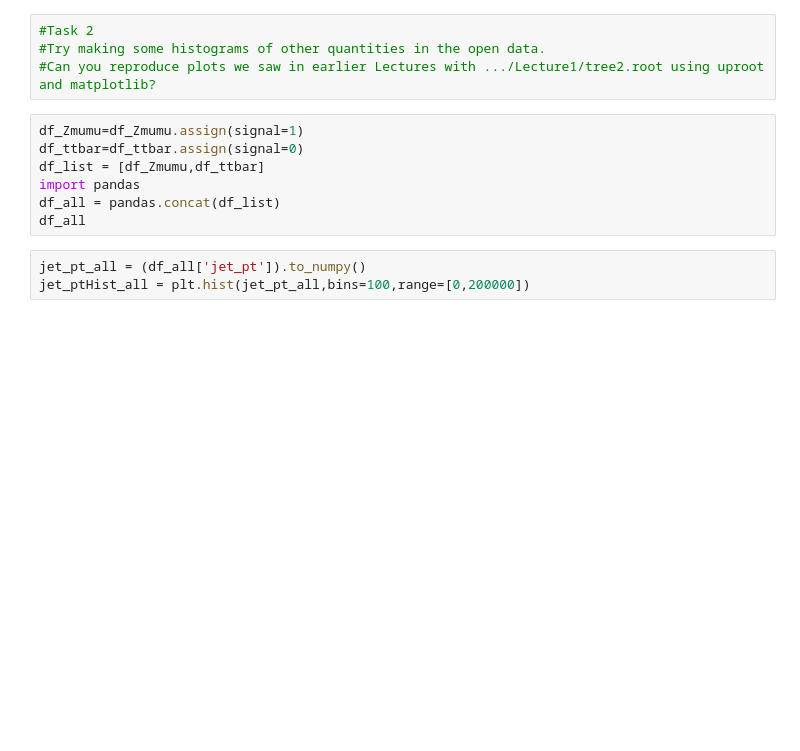
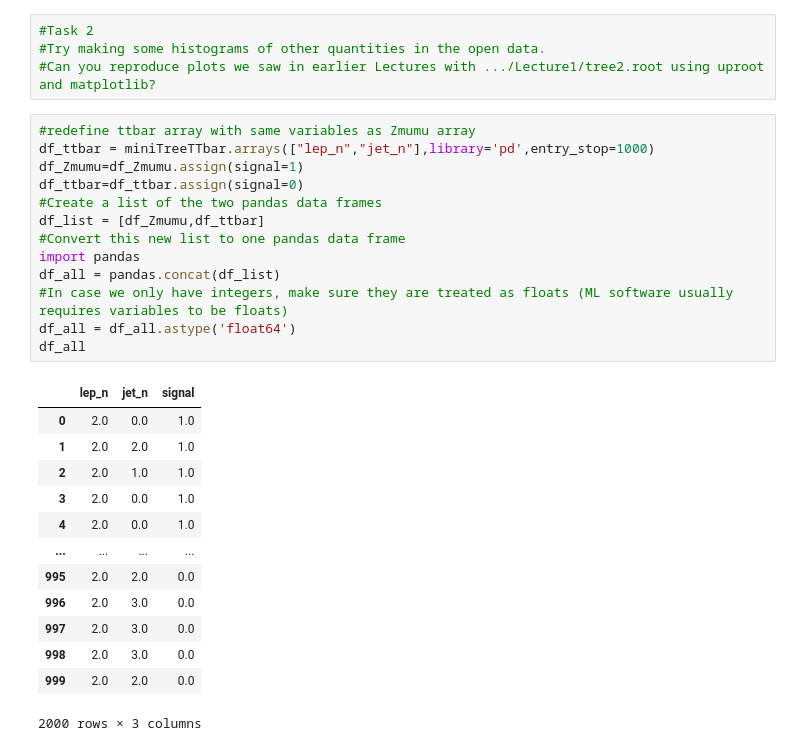
Before and after one commit to shefmarkh/ROOTSheffieldTeachingMaterial2020, a Jupyter notebook: Lecture4/Lecture4.ipynb, the cells around one changed output. Cells and saved outputs as stored; diff of their text form; blank space fills up the shorter version.

```diff
--- a/Lecture4/Lecture4.ipynb
+++ b/Lecture4/Lecture4.ipynb
@@ -64,15 +103,32 @@ df_ttbar.hist("alljet_n",bins=10)
 #Task 2
 #Try making some histograms of other quantities in the open data.
 #Can you reproduce plots we saw in earlier Lectures with .../Lecture1/tree2.root using uproot and matplotlib?
-# %%
-df_Zmumu=df_Zmumu.assign(signal=1)
-df_ttbar=df_ttbar.assign(signal=0)
-df_list = [df_Zmumu,df_ttbar]
-import pandas
-df_all = pandas.concat(df_list)
-df_all
-# %%
-jet_pt_all = (df_all['jet_pt']).to_numpy()
-jet_ptHist_all = plt.hist(jet_pt_all,bins=100,range=[0,200000])
+# %%
+#redefine ttbar array with same variables as Zmumu array
+df_ttbar = miniTreeTTbar.arrays(["lep_n","jet_n"],library='pd',entry_stop=1000)
+df_Zmumu=df_Zmumu.assign(signal=1)
+df_ttbar=df_ttbar.assign(signal=0)
+#Create a list of the two pandas data frames
+df_list = [df_Zmumu,df_ttbar]
+#Convert this new list to one pandas data frame
+import pandas
+df_all = pandas.concat(df_list)
+#In case we only have integers, make sure they are treated as floats (ML software usually requires variables to be floats)
+df_all = df_all.astype('float64')
+df_all
+# %% [output]
+|  | lep_n | jet_n | signal |
+| 0 | 2.0 | 0.0 | 1.0 |
+| 1 | 2.0 | 2.0 | 1.0 |
+| 2 | 2.0 | 1.0 | 1.0 |
+| 3 | 2.0 | 0.0 | 1.0 |
+| 4 | 2.0 | 0.0 | 1.0 |
+| ... | ... | ... | ... |
+| 995 | 2.0 | 2.0 | 0.0 |
+| 996 | 2.0 | 3.0 | 0.0 |
+| 997 | 2.0 | 3.0 | 0.0 |
+| 998 | 2.0 | 3.0 | 0.0 |
+| 999 | 2.0 | 2.0 | 0.0 |
+2000 rows × 3 columns
 # %%
 df_all.hist("signal")
```
Also changed, not shown: parts of 22 cells of this notebook.
